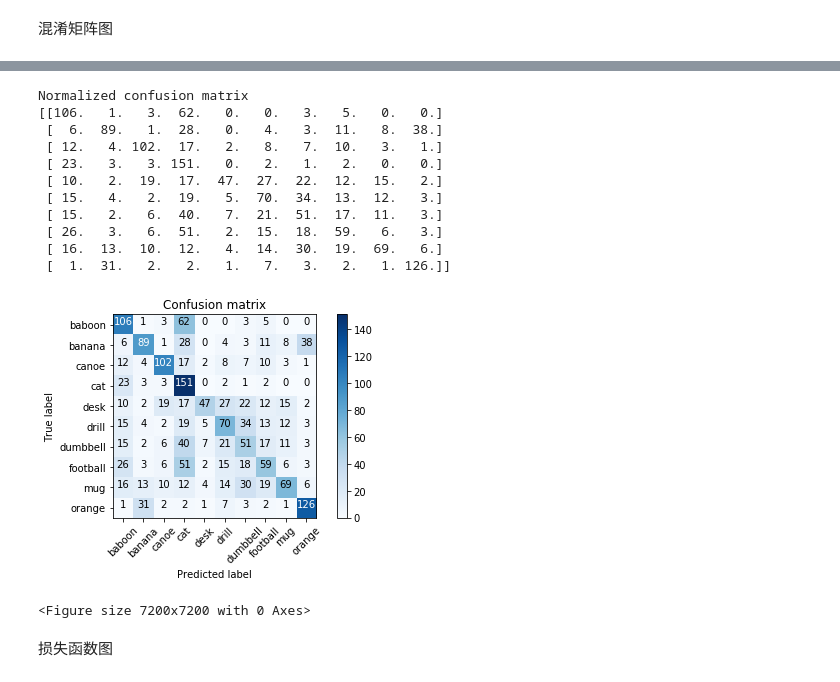
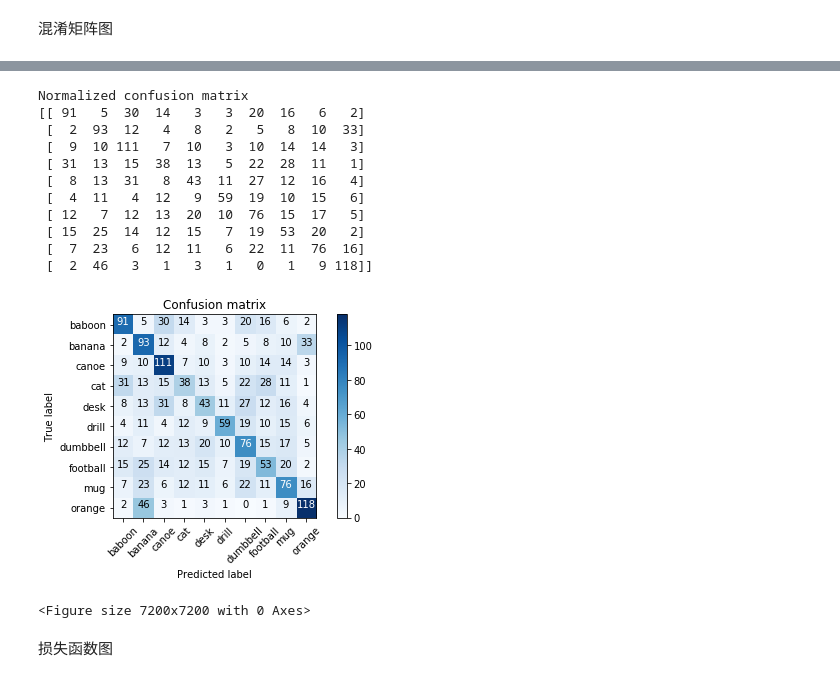
Before and after one commit to HurleyWong/NNs, a Jupyter notebook: AI_Coursework.ipynb, the cells around one changed output, grey strips where cells are left out. Cells and saved outputs as stored; diff of their text form; code cells hidden in the pictures.

```diff
--- a/AI_Coursework.ipynb
+++ b/AI_Coursework.ipynb
@@ -939,5 +610,0 @@ Finished
-# %%
-model5.train()
-train_model(EPOCH, model5, optimizer5, 0)
-train5 = train
-train = []
@@ -1822,39 +1397,0 @@ Finished
-# %%
-correct = 0
-total = 0
-
-class_correct = list(0. for i in range(10))
-class_total = list(0. for i in range(10))
-
-labels_true = np.array([], dtype=int)
-labels_pred = np.array([], dtype=int)
-
-with torch.no_grad():
-  for data in train_loader:
-    images, labels = data
-    images, labels = images.to(device), labels.to(device)
-    outputs = model(images)
-    loss = loss_fn(outputs, labels)
-    _, predicted = torch.max(outputs.data, 1)
-    total += labels.size(0)
-    correct += (predicted == labels).sum().item()
-
-    labels_true = np.append(labels_true, labels.cpu().numpy())
-    labels_pred = np.append(labels_pred, predicted.cpu().numpy())
-
-    train_accuracy = np.equal(labels_pred, labels_true).mean()
-
-    c = (predicted == labels).squeeze()
-    for i in range(10):
-      label = labels[i]
-      class_correct[label] += c[i].item()
-      class_total[label] += 1
-
-accuracy = float(correct) / total
-print('Correct: %d' % correct)
-print('Total: %d' % total)
-print('Train Accuracy: %.4f' % train_accuracy)
-print('Accuracy of the model on the train images: %d %%' % (100 * correct / total))
-
-for i in range(10):
-  print('Accuracy of %5s: %2d %%' % (class_names[i], 100 * class_correct[i] / class_total[i]))
@@ -1967,18 +1460,19 @@ Normalized confusion matrix:
 # %%
+cm = confusion_matrix(labels_true, labels_pred)
 plot_confusion_matrix(cm, class_names, 'Confusion matrix')
 # %% [output]
 Normalized confusion matrix
-[[106.   1.   3.  62.   0.   0.   3.   5.   0.   0.]
- [  6.  89.   1.  28.   0.   4.   3.  11.   8.  38.]
- [ 12.   4. 102.  17.   2.   8.   7.  10.   3.   1.]
- [ 23.   3.   3. 151.   0.   2.   1.   2.   0.   0.]
- [ 10.   2.  19.  17.  47.  27.  22.  12.  15.   2.]
- [ 15.   4.   2.  19.   5.  70.  34.  13.  12.   3.]
- [ 15.   2.   6.  40.   7.  21.  51.  17.  11.   3.]
- [ 26.   3.   6.  51.   2.  15.  18.  59.   6.   3.]
- [ 16.  13.  10.  12.   4.  14.  30.  19.  69.   6.]
- [  1.  31.   2.   2.   1.   7.   3.   2.   1. 126.]]
+[[ 91   5  30  14   3   3  20  16   6   2]
+ [  2  93  12   4   8   2   5   8  10  33]
+ [  9  10 111   7  10   3  10  14  14   3]
+ [ 31  13  15  38  13   5  22  28  11   1]
+ [  8  13  31   8  43  11  27  12  16   4]
+ [  4  11   4  12   9  59  19  10  15   6]
+ [ 12   7  12  13  20  10  76  15  17   5]
+ [ 15  25  14  12  15   7  19  53  20   2]
+ [  7  23   6  12  11   6  22  11  76  16]
+ [  2  46   3   1   3   1   0   1   9 118]]
-[figure, old version]
+[figure, new version]
 <Figure size 7200x7200 with 0 Axes>
 # %% [markdown]
 损失函数图
```
Also changed, not shown: parts of 170 cells of this notebook.
